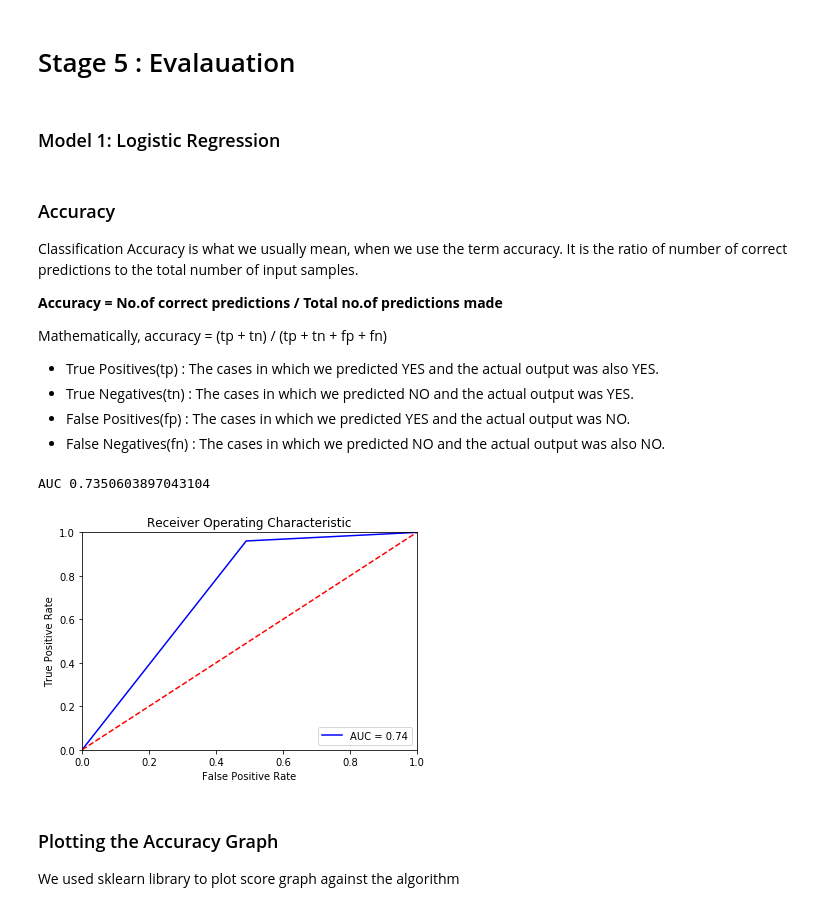
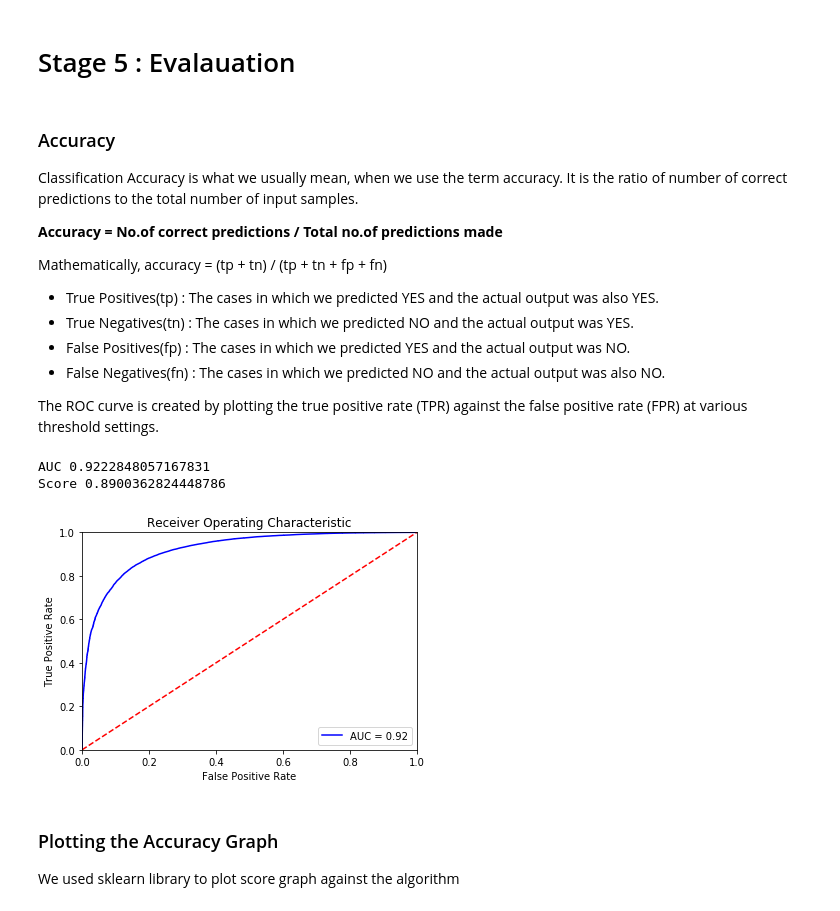
Before and after one commit to PramodaMajhi/sentiment-analysis, a Jupyter notebook: SentimentAnalysis-classical.ipynb, the cells around one changed output. Saved outputs shown, nothing was run; the diff lists cells and outputs as text; code cells hidden in the pictures.

```diff
--- a/SentimentAnalysis-classical.ipynb
+++ b/SentimentAnalysis-classical.ipynb
@@ -74,7 +81,7 @@ print("y_test shape: {}".format(y_test.shape), end='\n\n')
 
 
 # Convert a collection of raw documents to a matrix
-vectorizer = TfidfVectorizer(decode_error='replace', encoding='utf-8')
+vectorizer = TfidfVectorizer(decode_error='replace', encoding='utf-8', sublinear_tf=True, max_features=10000, ngram_range=(1,3))
 # Learn vocabulary and idf from training set.
 vectorizer.fit(x_train.values.astype('U'))
 # Learn vocabulary and idf, return term-document matrix.
@@ -107,8 +113,6 @@ model.fit(x_train_tv,y_train)
 y_predict = model.predict(x_test_tv)
 # %% [markdown]
 # Stage 5 : Evalauation
-# %% [markdown]
-### Model 1: Logistic Regression
 # %% [markdown]
 ### Accuracy
 
@@ -122,28 +126,34 @@ Mathematically,  accuracy = (tp + tn) / (tp + tn + fp + fn)
 * True Negatives(tn) : The cases in which we predicted NO and the actual output was YES.
 * False Positives(fp) : The cases in which we predicted YES and the actual output was NO.
 * False Negatives(fn) : The cases in which we predicted NO and the actual output was also NO.
+
+The ROC curve is created by plotting the true positive rate (TPR) against the false positive rate (FPR) at various threshold settings.
 # %%
 
 # Accuracy classification score
 cv_score = accuracy_score(y_test,y_predict)
-
+# predict probabilities
+probs = model.predict_proba(x_test_tv)
+probas = probs[:,1]
 # AUC report
-false_positive_rate, true_positive_rate, thresholds = roc_curve(y_test, model.predict(x_test_tv))
+false_positive_rate, true_positive_rate, thresholds = roc_curve(y_test, probas)
 roc_auc = auc(false_positive_rate, true_positive_rate)
 print('AUC', roc_auc)
+print('Score', cv_score)
 
 plt.title('Receiver Operating Characteristic')
 plt.plot(false_positive_rate, true_positive_rate, 'b', label = 'AUC = %0.2f' % roc_auc)
 plt.legend(loc = 'lower right')
 plt.plot([0, 1], [0, 1],'r--')
 plt.xlim([0, 1])
 plt.ylim([0, 1])
 plt.ylabel('True Positive Rate')
 plt.xlabel('False Positive Rate')
 plt.show()
 # %% [output]
-AUC 0.7350603897043104
+AUC 0.9222848057167831
+Score 0.8900362824448786
-[figure, old version]
+[figure, new version]
 # %% [markdown]
 ### Plotting the Accuracy Graph
 
```
Also changed, not shown: parts of 10 cells of this notebook, 6 other files.
